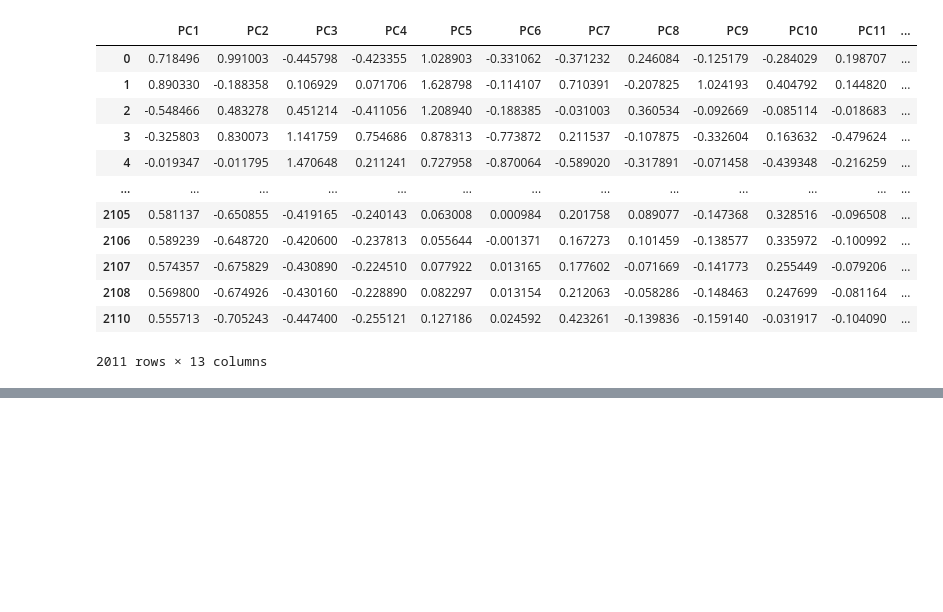
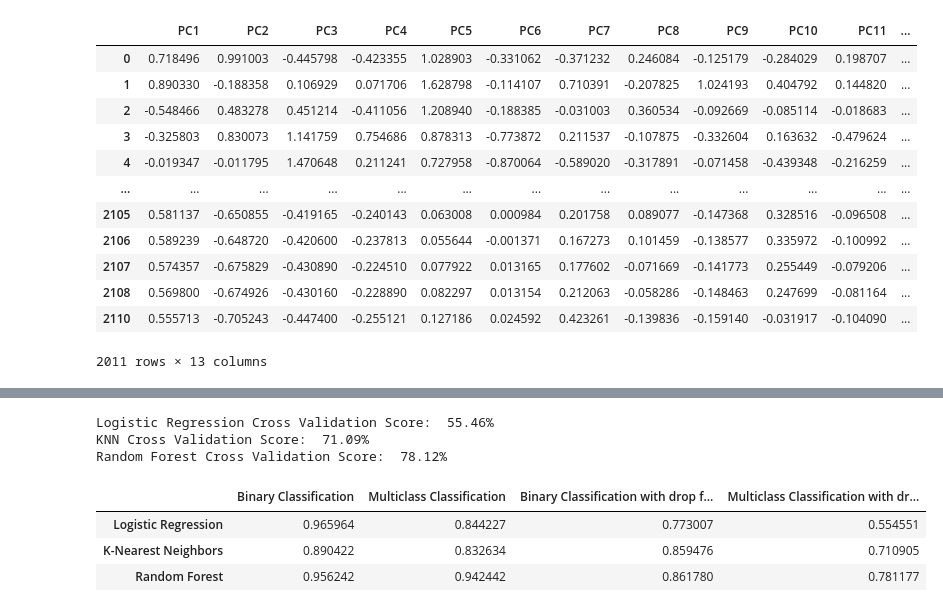
Before and after one commit to Sonic-zzt/ESE-527-Project, a Jupyter notebook: ESE_527_Project.ipynb, the cells around one changed output, grey strips where cells are left out. Drawn from its saved outputs; the diff is of its cells as text; code cells hidden in the pictures; blank space fills up the shorter version.

```diff
--- a/ESE_527_Project.ipynb
+++ b/ESE_527_Project.ipynb
@@ -1246,0 +1444,41 @@ pd.DataFrame(data={'Binary Classification': bin_cv_score,'Multiclass Classificat
+# %%
+#drop weight,age,height multiclass
+knn_df = normalized_df.iloc[:,:31]
+knn_df['NObeyesdad'] = df.iloc[:,-1]
+obesity_type = ['Overweight_Level_I','Overweight_Level_II','Obesity_Type_I','Obesity_Type_II','Obesity_Type_III'
+               ,'Normal_Weight','Insufficient_Weight']
+for i in range(len(obesity_type)):
+    knn_df.loc[knn_df['NObeyesdad'] == obesity_type[i],'NObeyesdad'] = i+1
+
+train_df, test_df = train_test_split(knn_df, train_size=0.7,random_state = 1)
+x_train = train_df.iloc[:,3:-1]
+y_train = train_df.iloc[:,-1]
+y_train = y_train.astype("int")
+x_test = test_df.iloc[:,3:-1]
+y_test = test_df.iloc[:,-1]
+y_test = y_test.astype("int")
+log = LogisticRegression(C = 1, penalty = 'l1', solver = 'liblinear')
+knn = KNeighborsClassifier(n_neighbors = 4, metric = 'manhattan')
+rf = RandomForestClassifier(max_depth = 30, n_estimators = 100,min_samples_leaf = 1, min_samples_split = 2)
+log_reg_score = cross_val_score(log, x_train, y_train, cv=5,scoring = 'balanced_accuracy')
+print('Logistic Regression Cross Validation Score: ', round(log_reg_score.mean() * 100, 2).astype(str) + '%')
+knn_reg_score = cross_val_score(knn, x_train, y_train, cv=5,scoring = 'balanced_accuracy')
+print('KNN Cross Validation Score: ', round(knn_reg_score.mean() * 100, 2).astype(str) + '%')
+rf_reg_score = cross_val_score(rf, x_train, y_train, cv=5,scoring = 'balanced_accuracy')
+print('Random Forest Cross Validation Score: ', round(rf_reg_score.mean() * 100, 2).astype(str) + '%')
+mul_drop_cv_score = [log_reg_score.mean(),knn_reg_score.mean(),rf_reg_score.mean()]
+# %% [output]
+Logistic Regression Cross Validation Score:  55.46%
+KNN Cross Validation Score:  71.09%
+Random Forest Cross Validation Score:  78.12%
+# %%
+#conclusion table of cross validation
+pd.DataFrame(data={'Binary Classification': bin_cv_score,'Multiclass Classification': mul_cv_score,
+                  'Binary Classification with drop features':bin_drop_cv_score,
+                  'Multiclass Classification with drop featues': mul_drop_cv_score},
+             index=['Logistic Regression','K-Nearest Neighbors','Random Forest'])
+# %% [output]
+|  | Binary Classification | Multiclass Classification | Binary Classification with drop f... | Multiclass Classification with dr... |
+| Logistic Regression | 0.965964 | 0.844227 | 0.773007 | 0.554551 |
+| K-Nearest Neighbors | 0.890422 | 0.832634 | 0.859476 | 0.710905 |
+| Random Forest | 0.956242 | 0.942442 | 0.861780 | 0.781177 |
```
Also changed, not shown: parts of 36 cells of this notebook.
